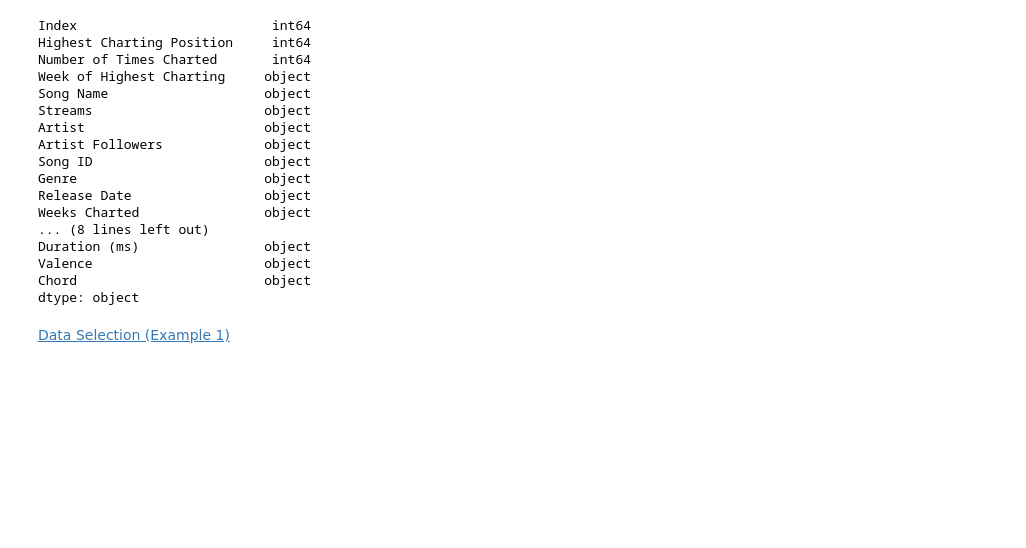
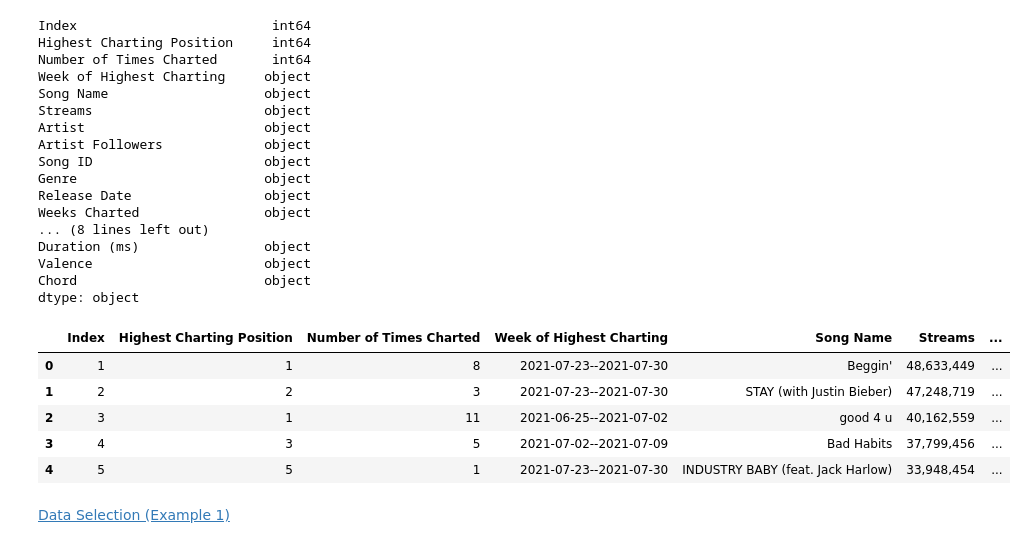
Before and after one commit to akankshakumar91/SpotifyDataset2020_Analysis, a Jupyter notebook: Spotify2020_Analysis.ipynb, the cells around one changed output. Saved outputs shown, nothing was run; the diff lists cells and outputs as text; code cells hidden in the pictures; blank space fills up the shorter version.

```diff
--- a/Spotify2020_Analysis.ipynb
+++ b/Spotify2020_Analysis.ipynb
@@ -36,6 +36,15 @@ Duration (ms)                object
 Valence                      object
 Chord                        object
 dtype: object
+# %%
+df.head()
+# %% [output]
+|  | Index | Highest Charting Position | Number of Times Charted | Week of Highest Charting | Song Name | Streams | ... |
+| 0 | 1 | 1 | 8 | 2021-07-23--2021-07-30 | Beggin' | 48,633,449 | ... |
+| 1 | 2 | 2 | 3 | 2021-07-23--2021-07-30 | STAY (with Justin Bieber) | 47,248,719 | ... |
+| 2 | 3 | 1 | 11 | 2021-06-25--2021-07-02 | good 4 u | 40,162,559 | ... |
+| 3 | 4 | 3 | 5 | 2021-07-02--2021-07-09 | Bad Habits | 37,799,456 | ... |
+| 4 | 5 | 5 | 1 | 2021-07-23--2021-07-30 | INDUSTRY BABY (feat. Jack Harlow) | 33,948,454 | ... |
 # %% [markdown]
 [Data Selection (Example 1)](https://www.analyseup.com/learn-python-for-data-science/python-pandas-select-drop-rename-columns.html)
 # %%
```
Also changed, not shown: parts of 10 cells of this notebook.
